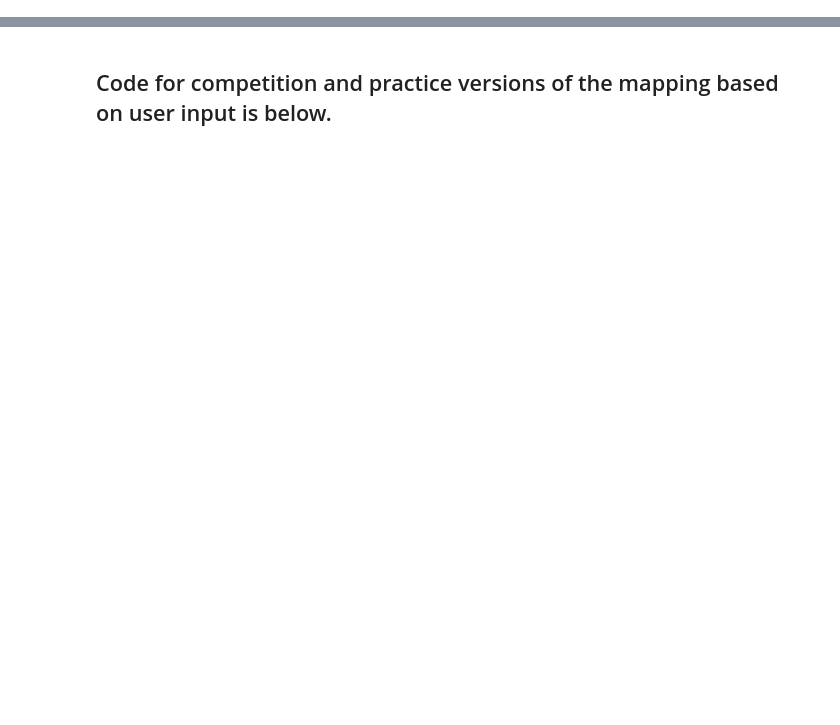
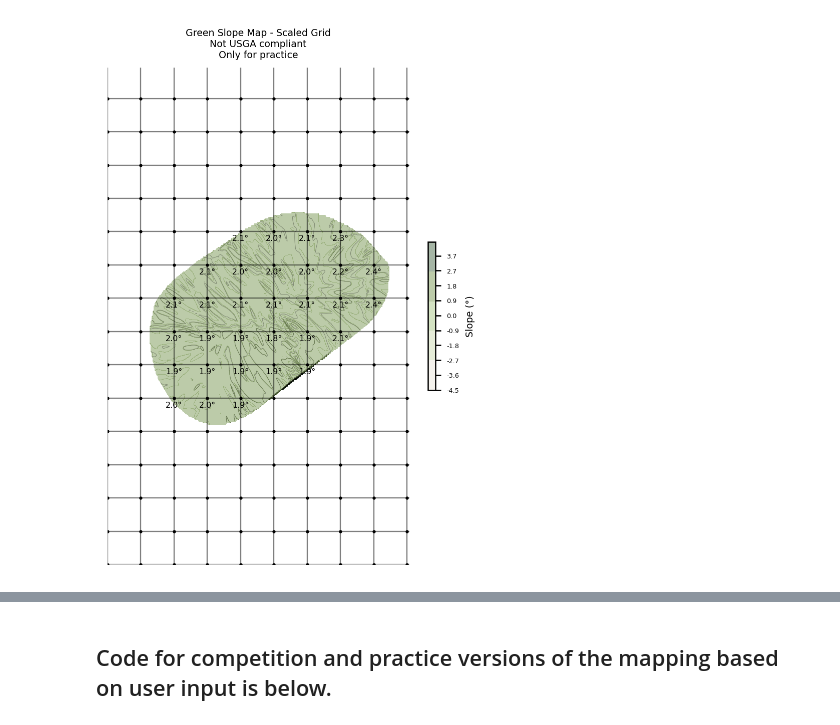
Before and after one commit to j-hgldlabs/Golf-Projects, a Jupyter notebook: Green_Mapping_OCT25.ipynb, the cells around one changed output, grey strips where cells are left out. Cells and saved outputs as stored; diff of their text form; code cells hidden in the pictures; blank space fills up the shorter version.

```diff
--- a/Green_Mapping_OCT25.ipynb
+++ b/Green_Mapping_OCT25.ipynb
@@ -3,6 +3,8 @@ import xml.etree.ElementTree as ET
 import numpy as np
 import matplotlib.pyplot as plt
 from matplotlib import colormaps
+from matplotlib.colors import ListedColormap, BoundaryNorm
+
 from scipy.interpolate import griddata
 from pyproj import Transformer
 
@@ -105,34 +107,36 @@ def main(gpx_file_path):
 
     center_x, center_y = np.mean(x_m), np.mean(y_m)
     x_m_zoomed = center_x + (x_m - center_x) * zoom_factor
     y_m_zoomed = center_y + (y_m - center_y) * zoom_factor
 
     page_width_m = PAGE_WIDTH_INCHES * METERS_PER_INCH
     page_height_m = PAGE_HEIGHT_INCHES * METERS_PER_INCH
 
     x_min = center_x - page_width_m / 2
     x_max = center_x + page_width_m / 2
     y_min = center_y - page_height_m / 2
     y_max = center_y + page_height_m / 2
 
     num_points = 300
     grid_x, grid_y = np.meshgrid(
         np.linspace(x_min, x_max, num_points),
         np.linspace(y_min, y_max, num_points)
     )
 
     grid_elev = griddata((x_m_zoomed, y_m_zoomed), elevations, (grid_x, grid_y), method='cubic')
 
     slope_degrees = calculate_slope(grid_y, grid_x, grid_elev)
 
     grid_x_shifted = grid_x - x_min
     grid_y_shifted = grid_y - y_min
 
     plot_slope_map(grid_x_shifted, grid_y_shifted, slope_degrees, page_width_m, page_height_m, zoom_factor)
 
 # Example usage
-gpx_file = '/path/to/{your_data_folder}/'
+gpx_file = '/Users/joshh./Downloads/course_mapping_project/course_data_gpx/GCSATX_green_1.gpx'
 main(gpx_file)
+# %% [output]
+[figure, added]
 # %%
 import xml.etree.ElementTree as ET
 import numpy as np
```
Also changed, not shown: parts of 2 cells of this notebook, 1 other file.
